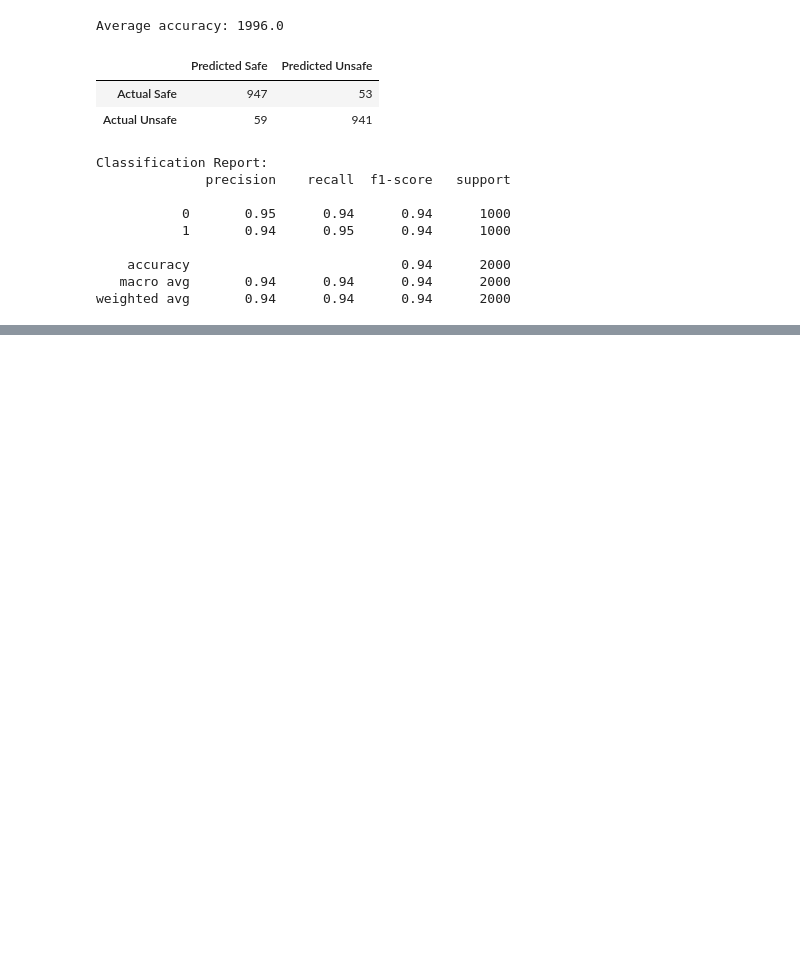
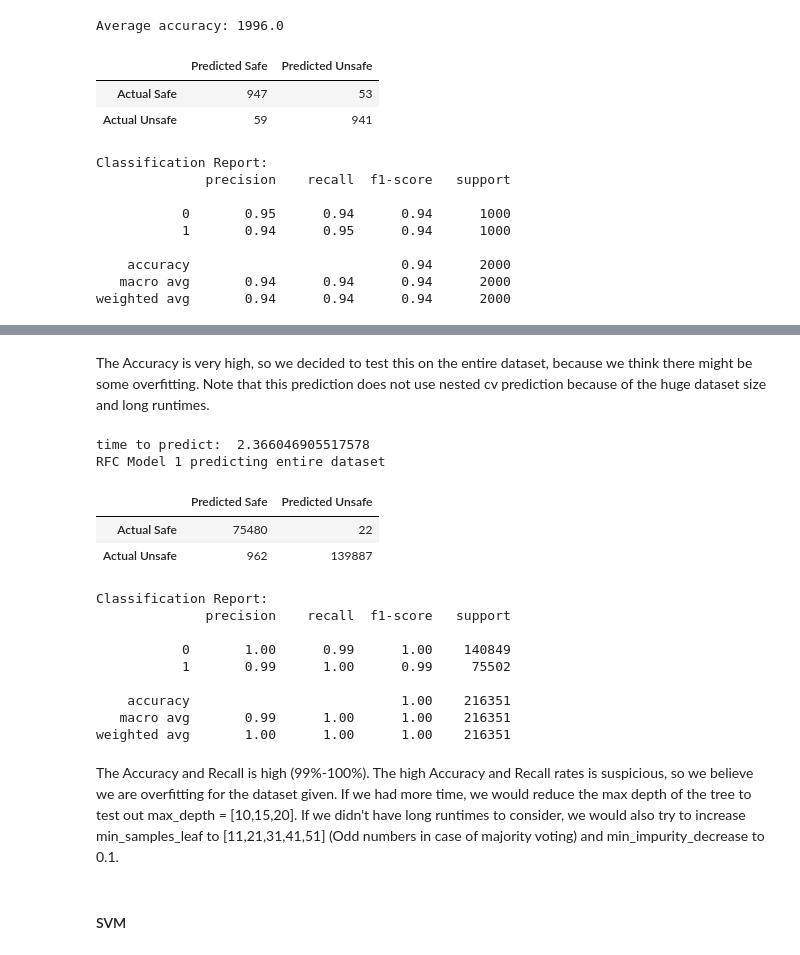
Before and after one commit to ayaabdelgawad/categorize-viruses, a Jupyter notebook: mal-classifier.ipynb, the cells around one changed output, grey strips where cells are left out. Saved outputs shown, nothing was run; the diff lists cells and outputs as text; code cells hidden in the pictures; blank space fills up the shorter version.

```diff
--- a/mal-classifier.ipynb
+++ b/mal-classifier.ipynb
@@ -1044,0 +1162,41 @@ Vandana put stuff here (don't forget to normalize data)
+# %% [markdown]
+The Accuracy is very high, so we decided to test this on the entire dataset,
+because we think there might be some overfitting. Note that this prediction does not use nested cv prediction because of the huge dataset size and long runtimes.
+# %%
+data_copy = data.dropna(axis=0, inplace=False).copy()
+data_copy = pd.get_dummies(data_copy, columns=['SubsystemVersion', 'OSVersion'], drop_first=True)
+all_X = pd.DataFrame(data_copy.copy())
+all_Y = pd.DataFrame(all_X.pop('legitimate'))
+
+loaded_model = rfc_model_1
+
+start = time.time()
+result = loaded_model.predict(all_X)
+end = time.time()
+print("time to predict: ", end-start)
+pred = pd.DataFrame(result)
+pred.rename(columns = {0:'prediction'}, inplace = True)
+# Print results
+print("RFC Model 1 predicting entire dataset")
+print_confusion_matrix (*confusion_matrix (all_Y, pred).ravel ())
+print ("Classification Report:")
+print (classification_report (all_Y, pred))
+# %% [output]
+time to predict:  2.366046905517578
+RFC Model 1 predicting entire dataset
+|  | Predicted Safe | Predicted Unsafe |
+| Actual Safe | 75480 | 22 |
+| Actual Unsafe | 962 | 139887 |
+Classification Report:
+              precision    recall  f1-score   support
+
+           0       1.00      0.99      1.00    140849
+           1       0.99      1.00      0.99     75502
+
+    accuracy                           1.00    216351
+   macro avg       0.99      1.00      1.00    216351
+weighted avg       1.00      1.00      1.00    216351
+# %% [markdown]
+The Accuracy and Recall is high (99%-100%). The high Accuracy and Recall rates is suspicious, so we believe we are overfitting for the dataset given. If we had more time, we would reduce the max depth of the tree to test out max_depth = [10,15,20]. If we didn't have long runtimes to consider, we would also try to increase min_samples_leaf to [11,21,31,41,51] (Odd numbers in case of majority voting) and min_impurity_decrease to 0.1.
+# %% [markdown]
+#### SVM
```
Also changed, not shown: parts of 22 cells of this notebook, 2 other files.
